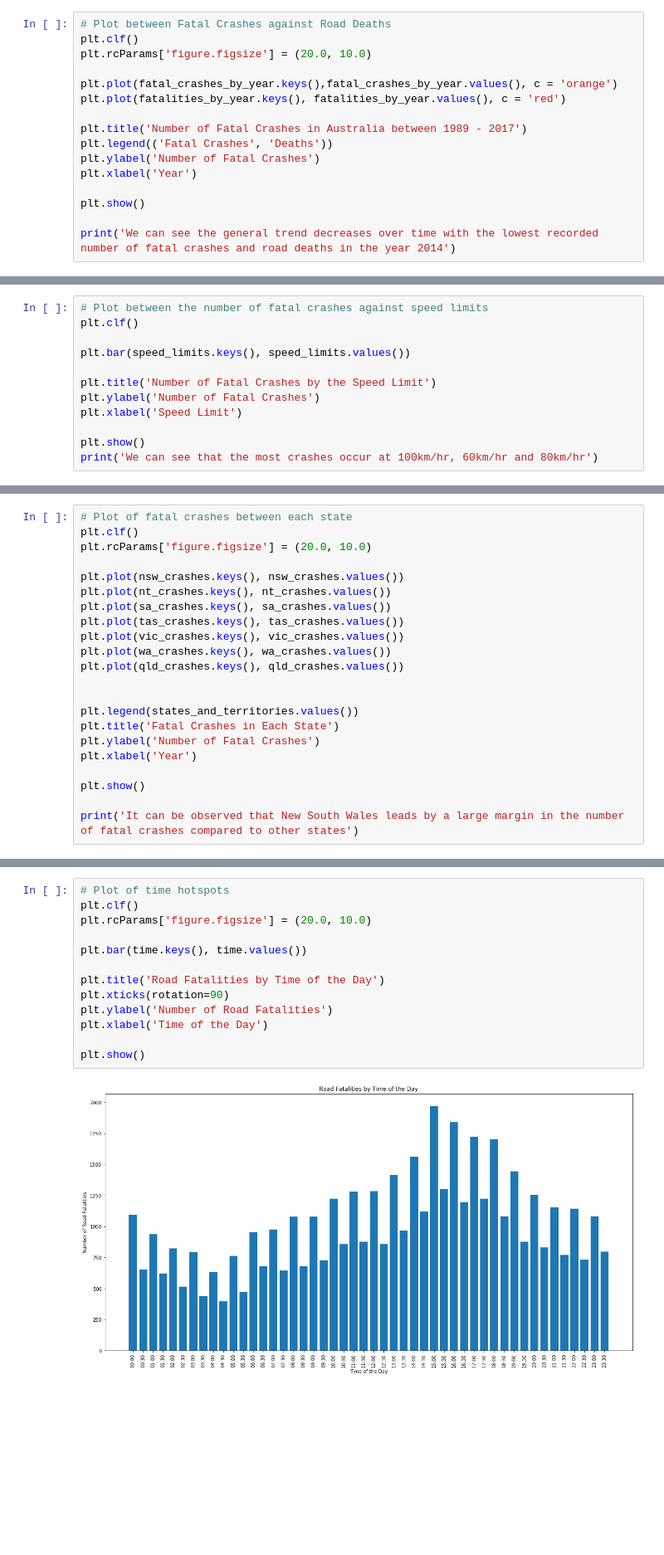
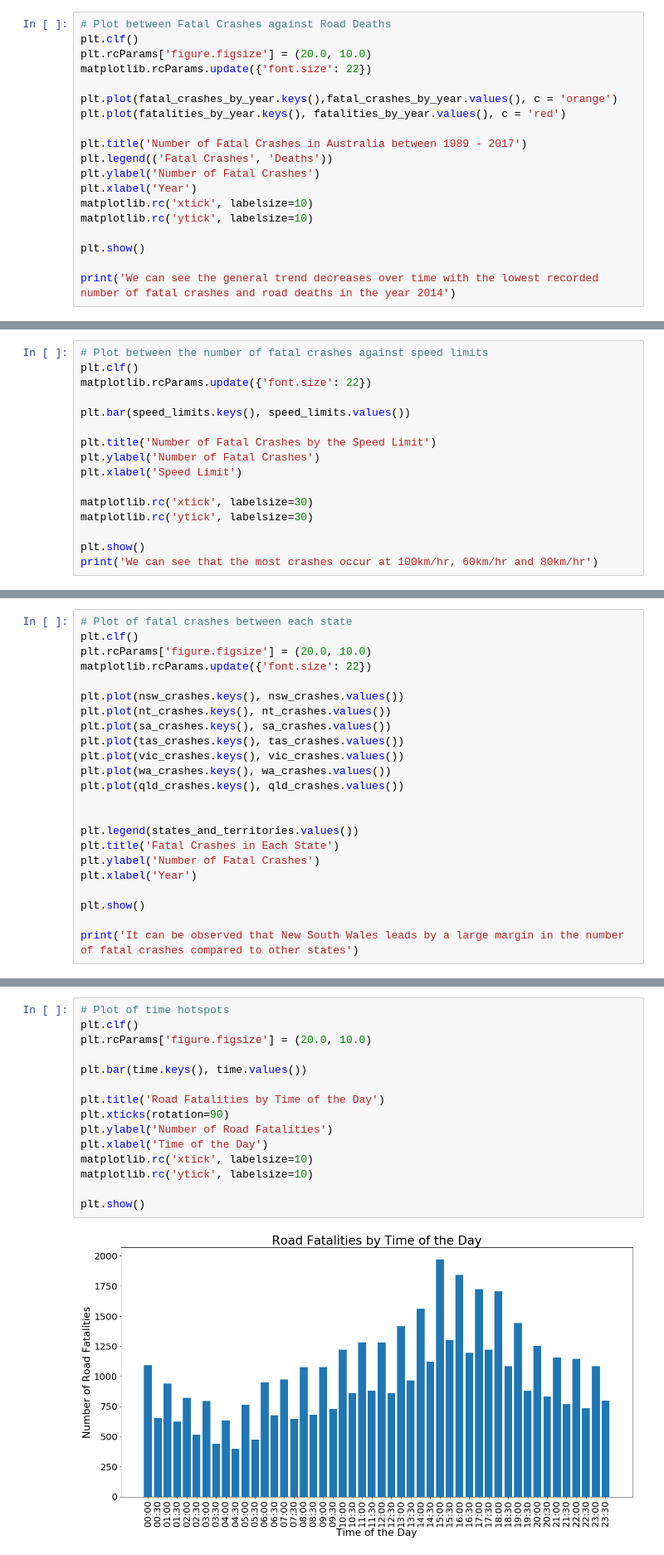
Before and after one commit to VoLKyyyOG/Australian-Road-Deaths-Database-Visualization, a Jupyter notebook: ARDD analysis.ipynb, the cells around one changed output, grey strips where cells are left out. Shown at 83% size. Cells and saved outputs as stored; diff of their text form; blank space fills up the shorter version.

```diff
--- a/ARDD analysis.ipynb
+++ b/ARDD analysis.ipynb
@@ -33,6 +34,7 @@ for i in fatalities.Year:
 # Plot between Fatal Crashes against Road Deaths
 plt.clf()
 plt.rcParams['figure.figsize'] = (20.0, 10.0)
+matplotlib.rcParams.update({'font.size': 22})
 
 plt.plot(fatal_crashes_by_year.keys(),fatal_crashes_by_year.values(), c = 'orange')
 plt.plot(fatalities_by_year.keys(), fatalities_by_year.values(), c = 'red')
@@ -41,6 +43,8 @@ plt.title('Number of Fatal Crashes in Australia between 1989 - 2017')
 plt.legend(('Fatal Crashes', 'Deaths'))
 plt.ylabel('Number of Fatal Crashes')
 plt.xlabel('Year')
+matplotlib.rc('xtick', labelsize=10)
+matplotlib.rc('ytick', labelsize=10)
 
 plt.show()
 
@@ -62,6 +66,7 @@ for i in fatal_crashes.Speed_Limit:
 # %%
 # Plot between the number of fatal crashes against speed limits
 plt.clf()
+matplotlib.rcParams.update({'font.size': 22})
 
 plt.bar(speed_limits.keys(), speed_limits.values())
 
@@ -69,6 +74,9 @@ plt.title('Number of Fatal Crashes by the Speed Limit')
 plt.ylabel('Number of Fatal Crashes')
 plt.xlabel('Speed Limit')
 
+matplotlib.rc('xtick', labelsize=30)
+matplotlib.rc('ytick', labelsize=30)
+
 plt.show()
 print('We can see that the most crashes occur at 100km/hr, 60km/hr and 80km/hr')
 # %% [output]
@@ -102,6 +110,7 @@ for i in fatal_crashes.loc[fatal_crashes.State == 'QLD'].Year:
 # Plot of fatal crashes between each state
 plt.clf()
 plt.rcParams['figure.figsize'] = (20.0, 10.0)
+matplotlib.rcParams.update({'font.size': 22})
 
 plt.plot(nsw_crashes.keys(), nsw_crashes.values())
 plt.plot(nt_crashes.keys(), nt_crashes.values())
@@ -230,15 +239,17 @@ for i in fatalities.Time:
 # %%
 # Plot of time hotspots
 plt.clf()
 plt.rcParams['figure.figsize'] = (20.0, 10.0)
 
 plt.bar(time.keys(), time.values())
 
 plt.title('Road Fatalities by Time of the Day')
 plt.xticks(rotation=90)
 plt.ylabel('Number of Road Fatalities')
 plt.xlabel('Time of the Day')
+matplotlib.rc('xtick', labelsize=10)
+matplotlib.rc('ytick', labelsize=10)
 
 plt.show()
 # %% [output]
-[figure, old version]
+[figure, new version]
```
Also changed, not shown: parts of 10 cells of this notebook.
